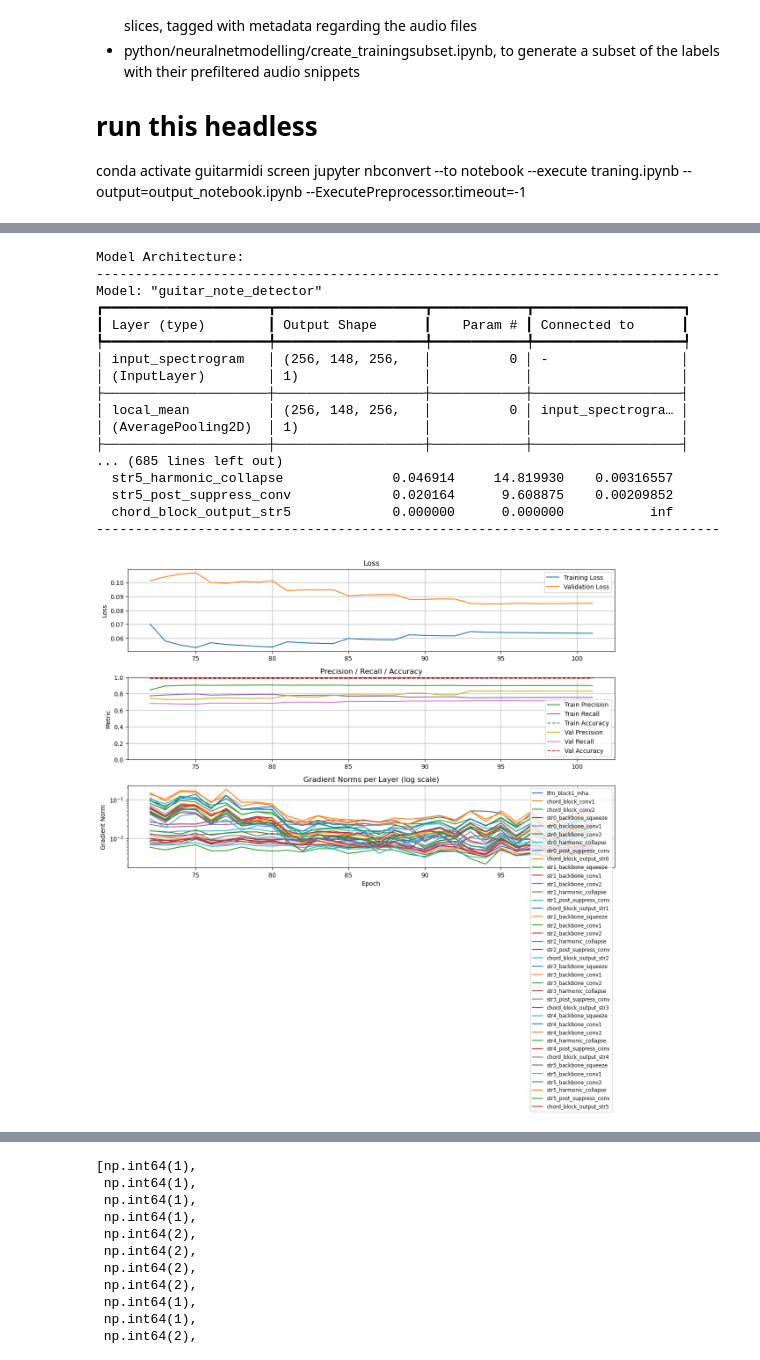
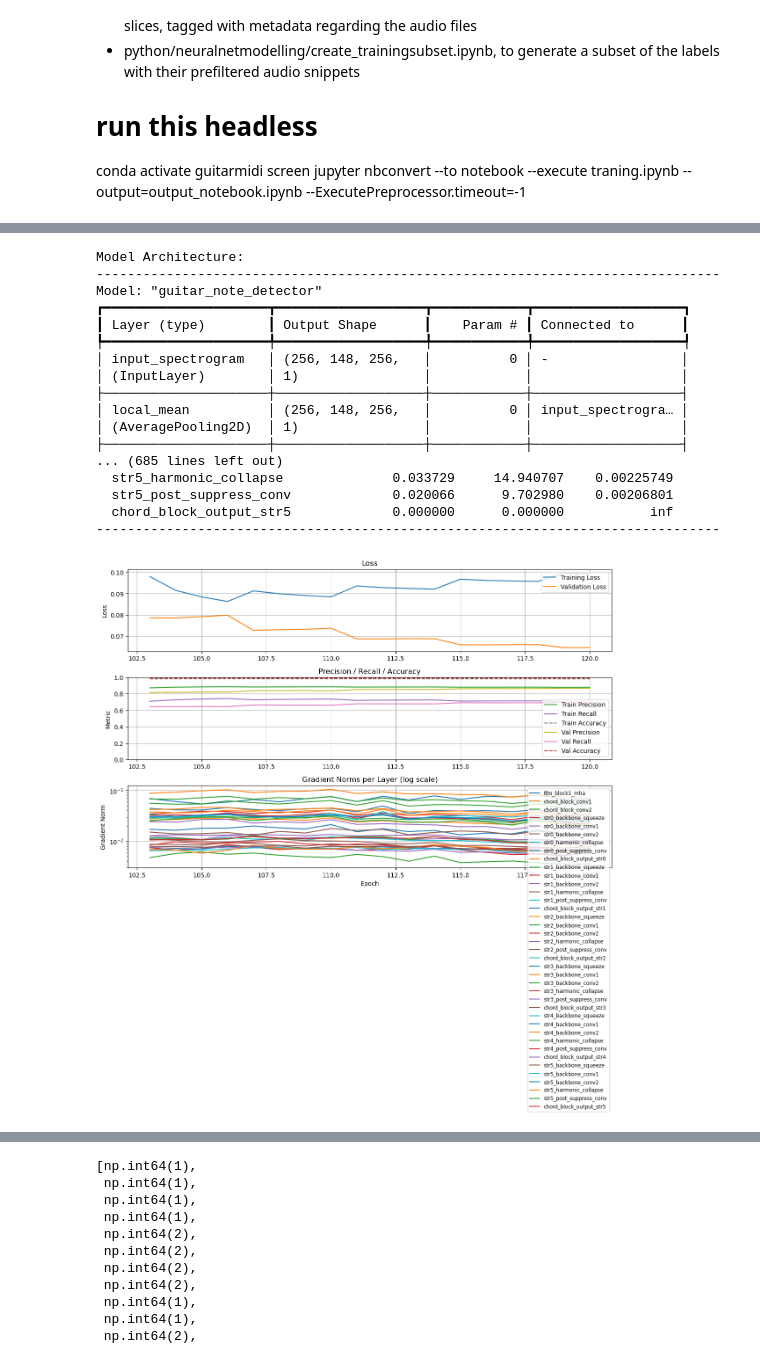
Before and after one commit to geraldmwangi/GuitarMidi-LV2, a Jupyter notebook: python/neuralnetmodelling/training-with-prefiltering-singletfrecord.ipynb, the cells around one changed output, grey strips where cells are left out. Cells and saved outputs as stored; diff of their text form; code cells hidden in the pictures.

```diff
--- a/python/neuralnetmodelling/training-with-prefiltering-singletfrecord.ipynb
+++ b/python/neuralnetmodelling/training-with-prefiltering-singletfrecord.ipynb
@@ -696,7 +696,10 @@ reset_states_callback = ResetStatesCallback()
 print("\n--- Starting CNN Model Training with Sample Weights ---")
 try:
     # load weights from training with 2M sampleset
-    cnn_model.load_weights('/home/gerald/workspace/src/GuitarMidi-LV2/python/neuralnetmodelling/guitarmidi.keras', skip_mismatch=True)
+    if with_gru:
+        cnn_model.load_weights('/home/gerald/workspace/src/GuitarMidi-LV2/python/neuralnetmodelling/guitarmidi-gru.keras', skip_mismatch=True)
+    else:
+        cnn_model.load_weights('/home/gerald/workspace/src/GuitarMidi-LV2/python/neuralnetmodelling/guitarmidi.keras', skip_mismatch=True)
     #cnn_model.load_weights('/home/gerald/workspace/src/GuitarMidi-LV2/python/neuralnetmodelling/checkpoints/guitarmidi_epoch272_valAcc0.9688_valPrec0.8163_valRecall0.6706.h5',by_name=True, skip_mismatch=True)
     #cnn_model.load_weights('/home/gerald/workspace/src/GuitarMidi-LV2/python/neuralnetmodelling/checkpoints/guitarmidi_staticmapping_epoch48_valAcc0.9717_valPrec0.8216_valRecall0.6446.keras', skip_mismatch=True)
     # Keras expects (features, labels, sample_weights) when sample_weights are present
@@ -720,39 +723,39 @@ try:
     #     layer.trainable = 'chord_block_output' in layer.name
     cnn_model.summary()
     history_cnn = cnn_model.fit(train_dataset,
-                                initial_epoch=71,#142,
+                                initial_epoch=102,#142,
                                 epochs=EPOCHS,
                                 #steps_per_epoch=10,#STEPS_PER_EPOCH,
                                 #validation_steps=10,#VALIDATION_STEPS,
                                 #batch_size=BATCH_SIZE, shuffle=False,
                                 validation_data=val_dataset,
                                 callbacks=[plot_callback, early_stopping_callback,checkpoint,reduce_lr,tensorboard_callback,reset_states_callback])#,lr_scheduler_callback])
 
     #cnn_model.save_weights('guitarmidi.weights.keras')
     if with_gru:
         cnn_model.save('guitarmidi-gru.keras')
     else:
         cnn_model.save('guitarmidi.keras')
     print("Model weights saved successfully!")
 
 except Exception as e:
     print(f"An error occurred during training: {e}")
 # %% [output]
 Model Architecture:
 --------------------------------------------------------------------------------
 Model: "guitar_note_detector"
 ┏━━━━━━━━━━━━━━━━━━━━━┳━━━━━━━━━━━━━━━━━━━┳━━━━━━━━━━━━┳━━━━━━━━━━━━━━━━━━━┓
 ┃ Layer (type)        ┃ Output Shape      ┃    Param # ┃ Connected to      ┃
 ┡━━━━━━━━━━━━━━━━━━━━━╇━━━━━━━━━━━━━━━━━━━╇━━━━━━━━━━━━╇━━━━━━━━━━━━━━━━━━━┩
 │ input_spectrogram   │ (256, 148, 256,   │          0 │ -                 │
 │ (InputLayer)        │ 1)                │            │                   │
 ├─────────────────────┼───────────────────┼────────────┼───────────────────┤
 │ local_mean          │ (256, 148, 256,   │          0 │ input_spectrogra… │
 │ (AveragePooling2D)  │ 1)                │            │                   │
 ├─────────────────────┼───────────────────┼────────────┼───────────────────┤
 ... (685 lines left out)
-  str5_harmonic_collapse              0.046914     14.819930    0.00316557
-  str5_post_suppress_conv             0.020164      9.608875    0.00209852
+  str5_harmonic_collapse              0.033729     14.940707    0.00225749
+  str5_post_suppress_conv             0.020066      9.702980    0.00206801
   chord_block_output_str5             0.000000      0.000000           inf
 --------------------------------------------------------------------------------
-[figure, old version]
+[figure, new version]
```
Also changed, not shown: parts of 2 cells of this notebook, 5 other files.
